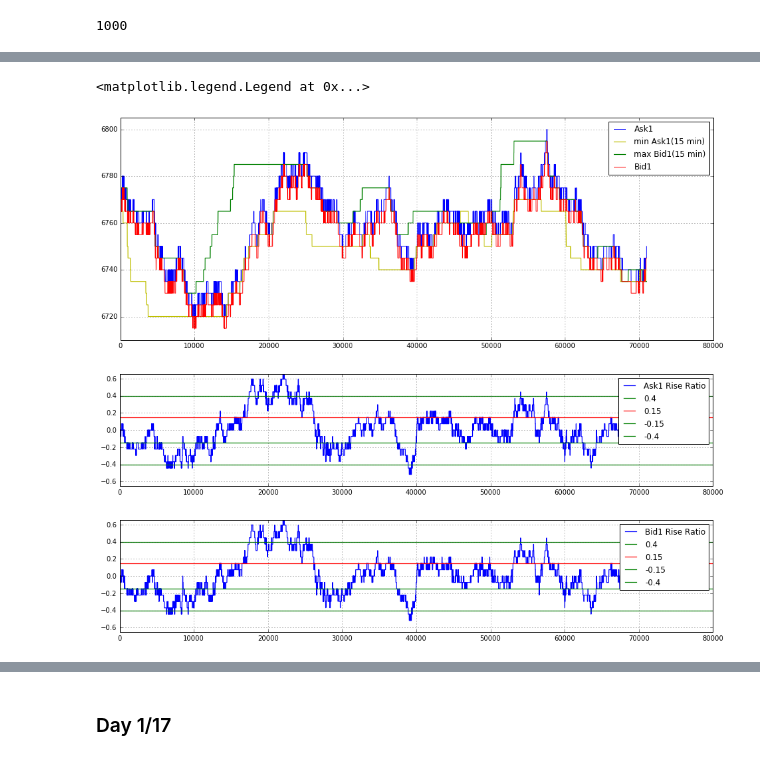
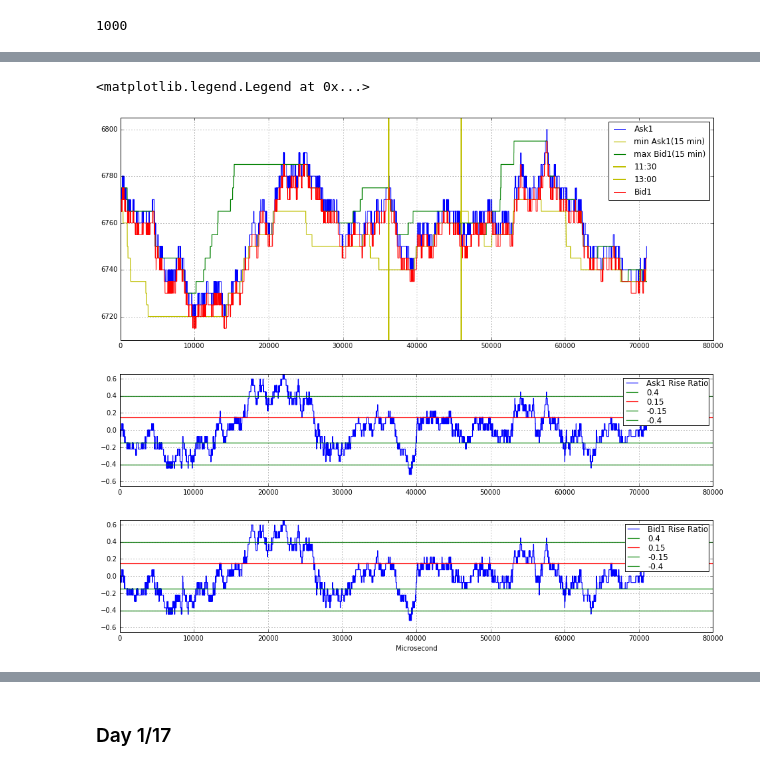
Before and after one commit to rorysroes/SGX-Full-OrderBook-Tick-Data-Trading-Strategy, a Jupyter notebook: strategy/back_testing.ipynb, the cells around one changed output, grey strips where cells are left out. Saved outputs shown, nothing was run; the diff lists cells and outputs as text; code cells hidden in the pictures.

```diff
--- a/strategy/back_testing.ipynb
+++ b/strategy/back_testing.ipynb
@@ -70,7 +70,7 @@ def bid123_ask123_Q(data_book_28_open):
         Ask3.append(float(data_book_28_open.iloc[i + 2]['2'])/100.0)
         Ask3_Quantity.append(float(data_book_28_open.iloc[i + 2]['3']))
         TimeStamp.append(data_book_28_open.iloc[i-1][1])
-    return Bid1,Bid1_Quantity,Bid2,Bid2_Quantity,Bid3,Bid3_Quantity,Ask1,Ask1_Quantity,Ask2,Ask2_Quantity,Ask3,Ask3_Quantity,
+    return Bid1,Bid1_Quantity,Bid2,Bid2_Quantity,Bid3,Bid3_Quantity,Ask1,Ask1_Quantity,Ask2,Ask2_Quantity,Ask3,Ask3_Quantity
 # %%
 def rise_ask(Ask1,timestamp_time_second):
     rise_ratio = []
@@ -312,7 +444,7 @@ start = time.time()
 min15_Ask1_time_series = []
 min15_Ask1_time_series.append(0)
 i = 0
-for j in range(1,len(Ask1),1):
+for j in range(1,len(Ask1_16),1):
 
     index = np.where(array(timestamp_time_second) <= i)[0][-1]
     #print 'i = %d'%(i)
@@ -320,7 +452,7 @@ for j in range(1,len(Ask1),1):
     #print 'timestamp = %d'%(timestamp_time_second[index])
     if i < 25200 - 900:
             index_15_min = np.where(np.array(timestamp_time_second[index:]) >= i + 900)[0][0]
-    min_15 = min(Ask1[(index+1):(index + 1 + index_15_min + 1)])
+    min_15 = min(Ask1_16[(index+1):(index + 1 + index_15_min + 1)])
     min15_Ask1_time_series.append(min_15)
     if timestamp_time_second[j] > i:
         i = i + 1
@@ -339,7 +471,7 @@ start = time.time()
 max_Bid1_time_series = []
 max_Bid1_time_series.append(0)
 i = 0
-for j in range(1,len(Bid1),1):
+for j in range(1,len(Bid1_16),1):
 
     index = np.where(array(timestamp_time_second) <= i)[0][-1]
     #print 'i = %d'%(i)
@@ -347,7 +479,7 @@ for j in range(1,len(Bid1),1):
     #print 'timestamp = %d'%(timestamp_time_second[index])
     if i < 25200 - 900:
             index_15_max = np.where(np.array(timestamp_time_second[index:]) >= i + 900)[0][0]
-    max_15 = max(Bid1[(index+1):(index + 1 + index_15_max + 1)])
+    max_15 = max(Bid1_16[(index+1):(index + 1 + index_15_max + 1)])
     max_Bid1_time_series.append(max_15)
     if timestamp_time_second[j] > i:
         i = i + 1
@@ -371,3 +523,7 @@ weight3 = 0.20
+# %%
+index15_16 = np.where(array(timestamp_time_second) <= 900)[0][-1]
+index11_16 = np.where(array(timestamp_time_second) <= 9000)[0][-1]
+index13_16 = np.where(array(timestamp_time_second) <= 14400)[0][-1]
 # %%
 import matplotlib.pyplot as plt
 plt.figure(figsize = (16,6))
@@ -376,36 +532,39 @@ plot(Ask1_16[0:len(Ask1_16)],label = 'Ask1',color = 'b')
 #plot(Ask2[0:len(Ask1)],label = 'Ask2')
 #plot(Ask3[0:data_trade_time_series_1530_1600],label = 'Ask3')
 plot(min15_Ask1_time_series[0:len(Ask1_16)],label = 'min Ask1(15 min)', linewidth = 1.2,color = 'y')
 plot(max_Bid1_time_series[0:len(Ask1_16)],label = 'max Bid1(15 min)', linewidth = 1.2,color = 'g')
-
+plt.axvline(x = index11_16 ,color = 'y',linestyle = '-',label = '11:30', linewidth = 2)
+plt.axvline(x = index13_16 ,color = 'y',linestyle = '-',label = '13:00', linewidth = 2)
 plot(Bid1_16[0:len(Bid1_16)],label = 'Bid1',color = 'r')
 #plot(Bid2[0:len(Ask1)],label = 'Bid2')
 #plot(Bid3[0:data_trade_time_series_1530_1600],label = 'Bid3')
 plt.ylim(6710,6805)
 plt.legend(loc = 1)
+
 plt.figure(figsize = (16,3))
 plt.grid()
 plot(rise_ratio_ask_16,label = 'Ask1 Rise Ratio', linewidth = 1.2,color = 'b')
 
 plt.axhline(0.4,color = 'g',linestyle = '-',label = 0.4, linewidth = 1.2)
 plt.axhline(0.15,color = 'r',linestyle = '-',label = 0.15, linewidth = 1.2)
 plt.axhline(-0.15,color = 'g',linestyle = '-',label = -0.15, linewidth = 1.2)
 plt.axhline(-0.4,color = 'g',linestyle = '-',label = -0.4, linewidth = 1.2)
 plt.ylim(-0.65,0.65)
-plt.legend(loc = 1)
+plt.legend(loc = 1,borderpad = 0.08,labelspacing = 0.08)
 
 plt.figure(figsize = (16,3))
 plt.grid()
 plot(rise_ratio_bid_16,label = 'Bid1 Rise Ratio', linewidth = 1.2,color = 'b')
 
 plt.axhline(0.4,color = 'g',linestyle = '-',label = 0.4, linewidth = 1.2)
 plt.axhline(0.15,color = 'r',linestyle = '-',label = 0.15, linewidth = 1.2)
 plt.axhline(-0.15,color = 'g',linestyle = '-',label = -0.15, linewidth = 1.2)
 plt.axhline(-0.4,color = 'g',linestyle = '-',label = -0.4, linewidth = 1.2)
 plt.ylim(-0.65,0.65)
-plt.legend(loc = 1)
+plt.xlabel("Microsecond")
+plt.legend(loc = 1,borderpad = 0.08,labelspacing = 0.08)
 # %% [output]
 <matplotlib.legend.Legend at 0x...>
-[figure, old version]
+[figure, new version]
-[figure, old version]
+[figure, new version]
-[figure, old version]
+[figure, new version]
```
Also changed, not shown: parts of 11 cells of this notebook.
